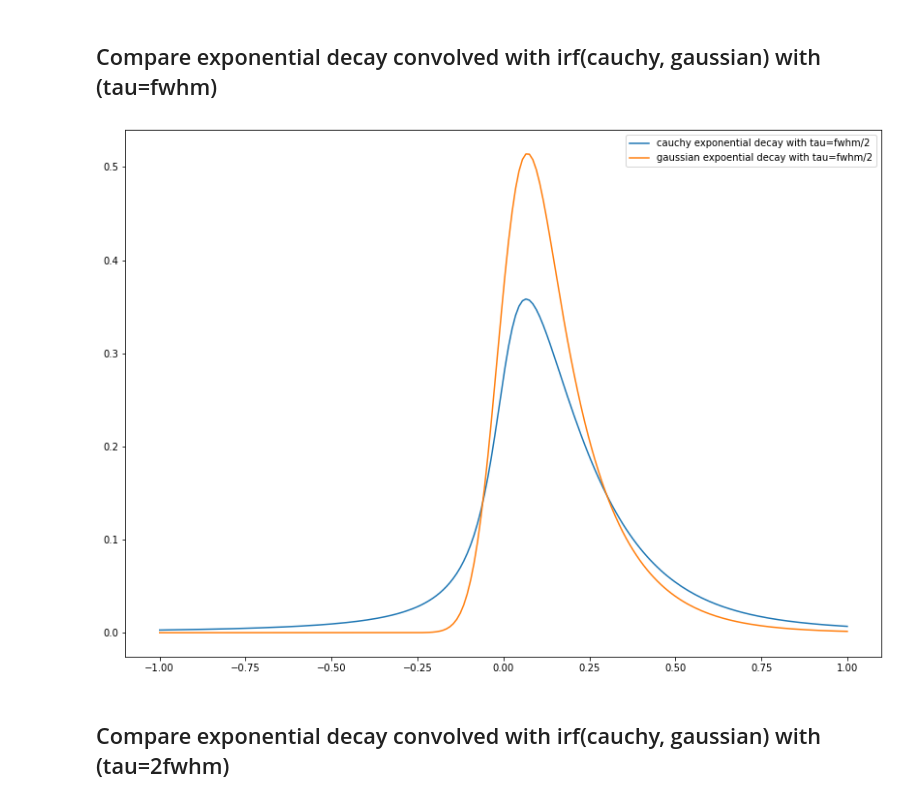
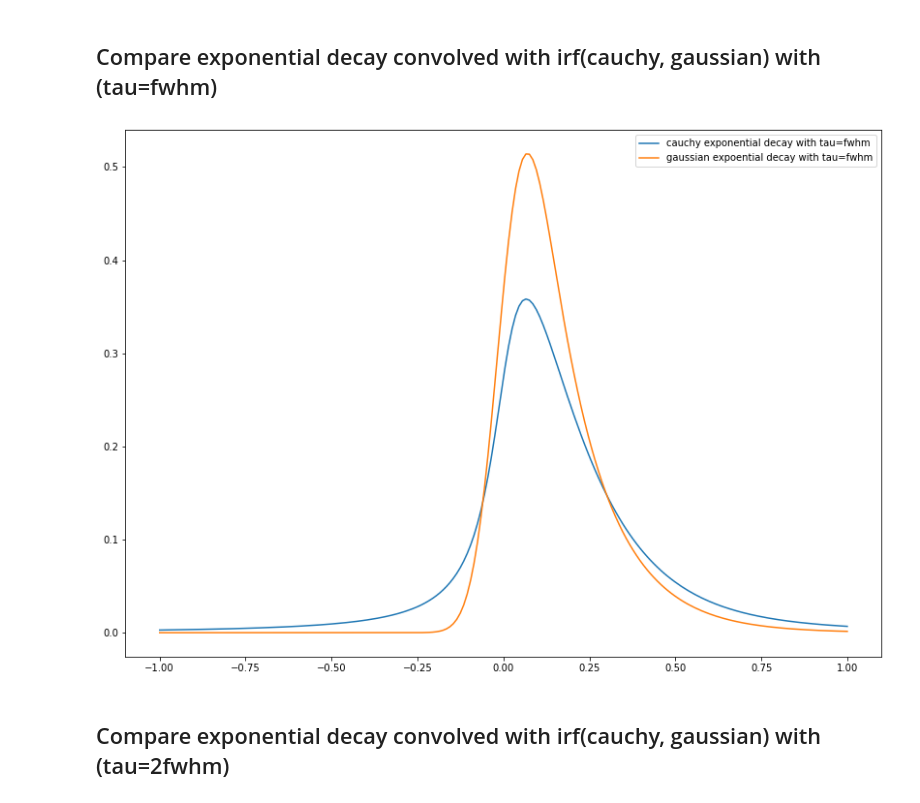
Before and after one commit to pistack/TRXASprefitpack-example, a Jupyter notebook: IRF.ipynb, the cells around one changed output. Saved outputs shown, nothing was run; the diff lists cells and outputs as text; code cells hidden in the pictures.

```diff
--- a/IRF.ipynb
+++ b/IRF.ipynb
@@ -138,15 +191,15 @@ if tau: time constant is less than irf, we can only see little portion of expone
 # %%
 fwhm = np.array([0.15])
 tau = np.array([fwhm[0]])
 c = np.ones(1)
 cauchy_expdecay = model_n_comp_conv(t, fwhm, tau, c, base=False, irf='c')
 gauss_expdecay = model_n_comp_conv(t, fwhm, tau, c, base=False, irf='g')
-plt.plot(t, cauchy_expdecay, label='cauchy exponential decay with tau=fwhm/2')
-plt.plot(t, gauss_expdecay, label='gaussian expoential decay with tau=fwhm/2')
+plt.plot(t, cauchy_expdecay, label='cauchy exponential decay with tau=fwhm')
+plt.plot(t, gauss_expdecay, label='gaussian expoential decay with tau=fwhm')
 plt.legend()
 plt.show()
 # %% [output]
-[figure, old version]
+[figure, new version]
 # %% [markdown]
 ## Compare exponential decay convolved with irf(cauchy, gaussian) with (tau=2fwhm)
 # %%
```
Also changed, not shown: parts of 15 cells of this notebook, 5 other files.
